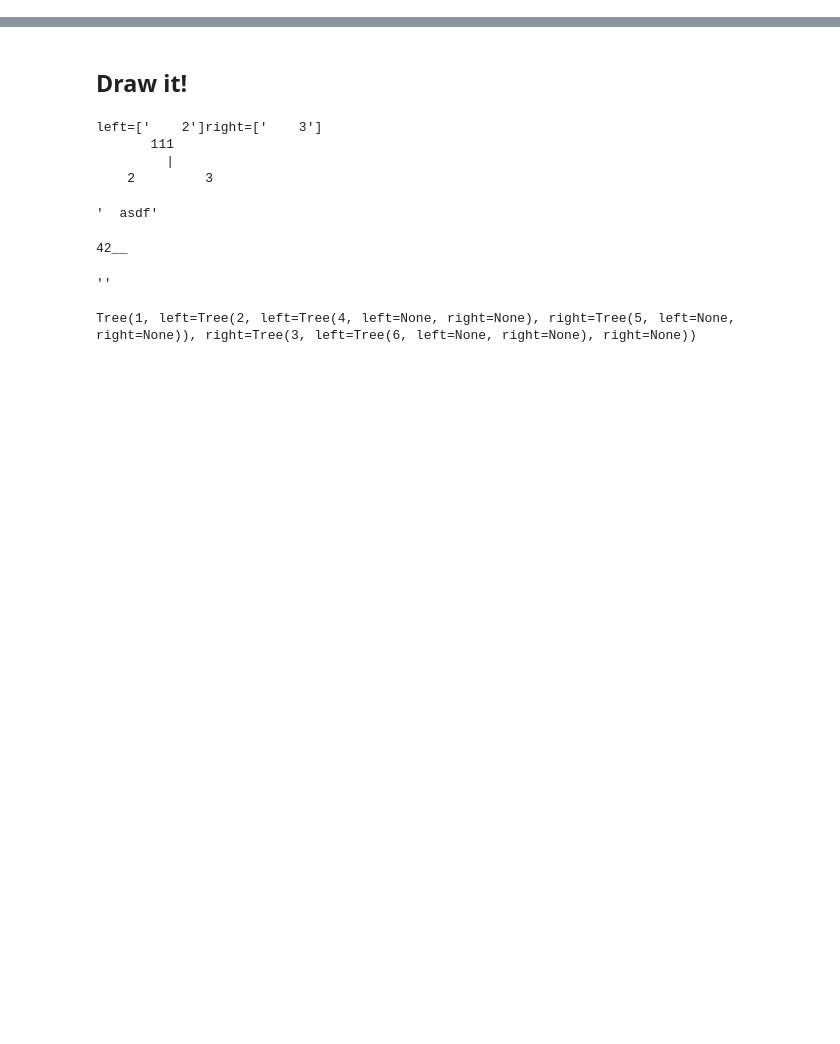
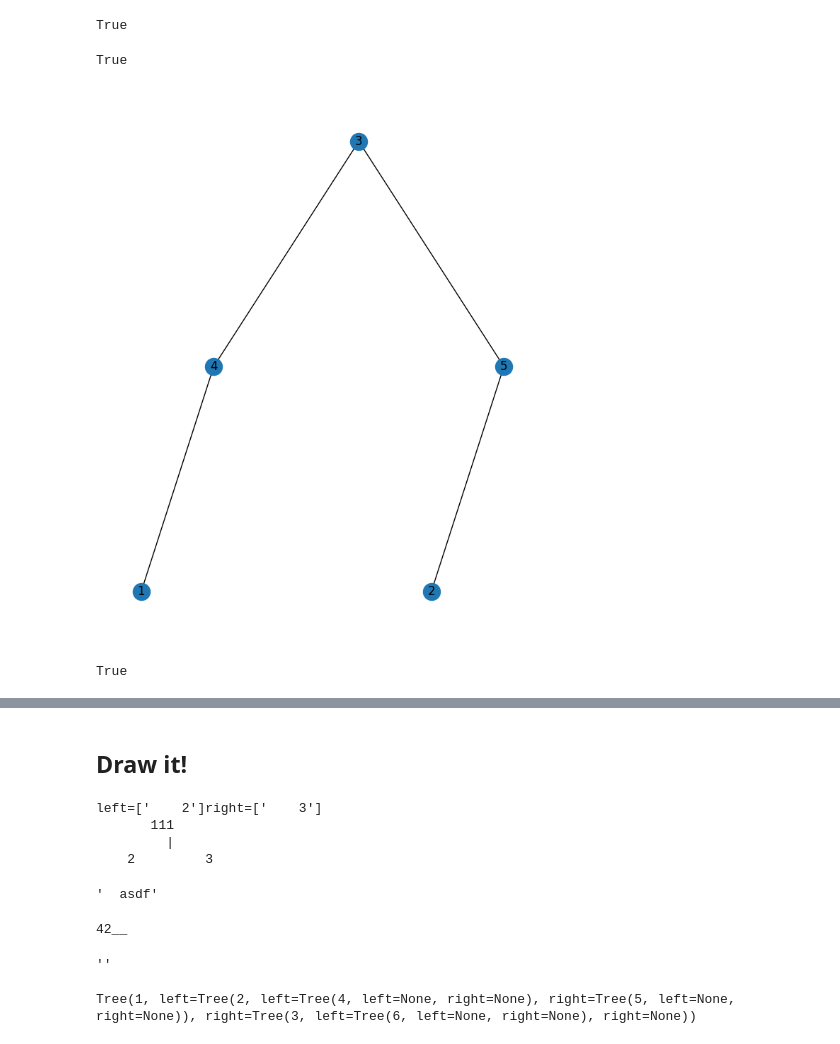
Before and after one commit to kilianovski/study, a Jupyter notebook: algorithms/03_00_trees.ipynb, the cells around one changed output, grey strips where cells are left out. Cells and saved outputs as stored; diff of their text form; code cells hidden in the pictures; blank space fills up the shorter version.

```diff
--- a/algorithms/03_00_trees.ipynb
+++ b/algorithms/03_00_trees.ipynb
@@ -10,0 +108,21 @@ class TreeNode:
+# %%
+isSubtree(root, subRoot)
+# %% [output]
+True
+# %%
+root = list2tree([3,4,5,1,null,2])
+subRoot = list2tree([3,1,2])
+# %%
+isSubtree(root, subRoot)
+# %% [output]
+True
+# %%
+draw_unique_tree(root)
+# %% [output]
+[figure, added]
+# %%
+x = False
+x |= True
+x
+# %% [output]
+True
```
Also changed, not shown: parts of 38 cells of this notebook, 11 other files.
